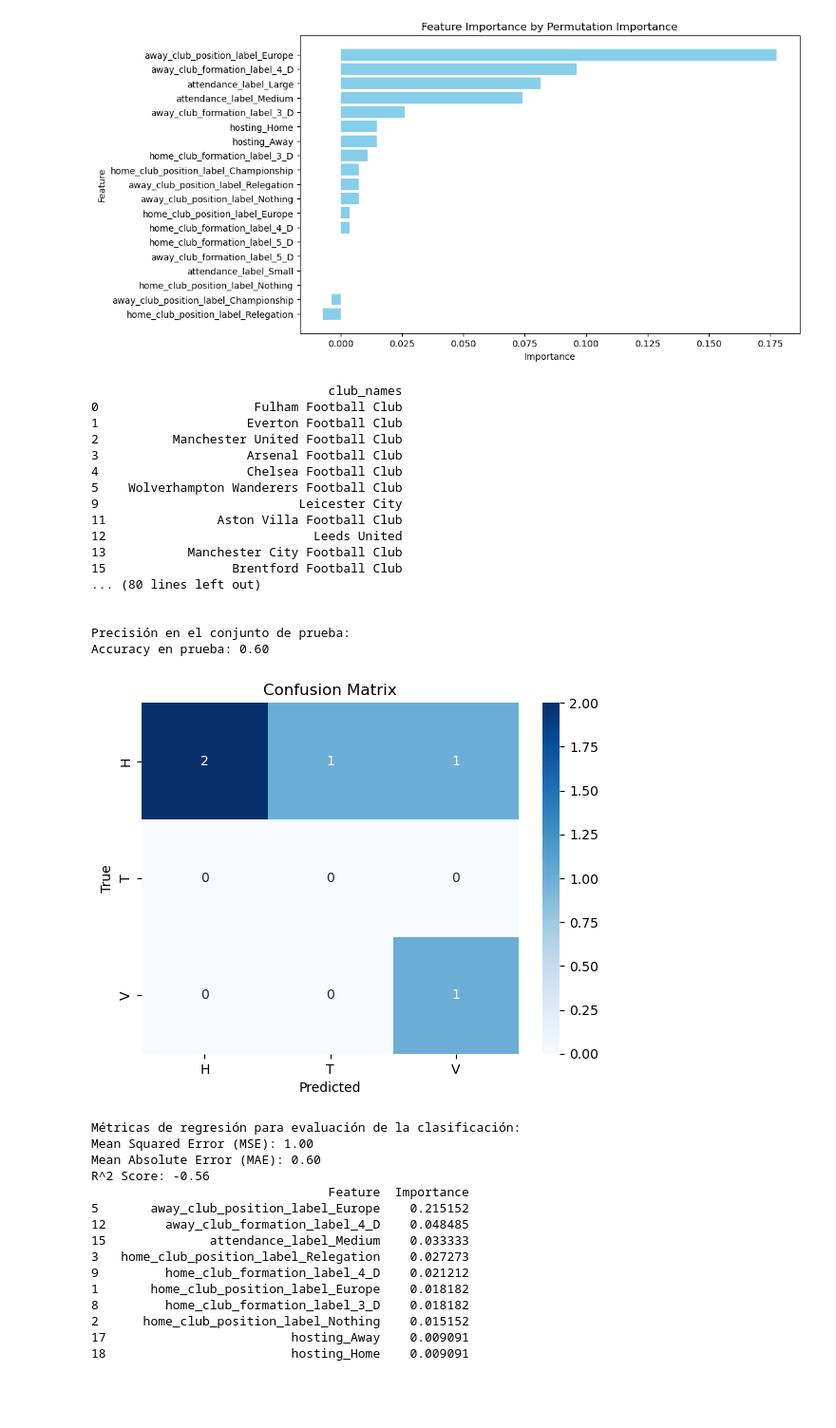
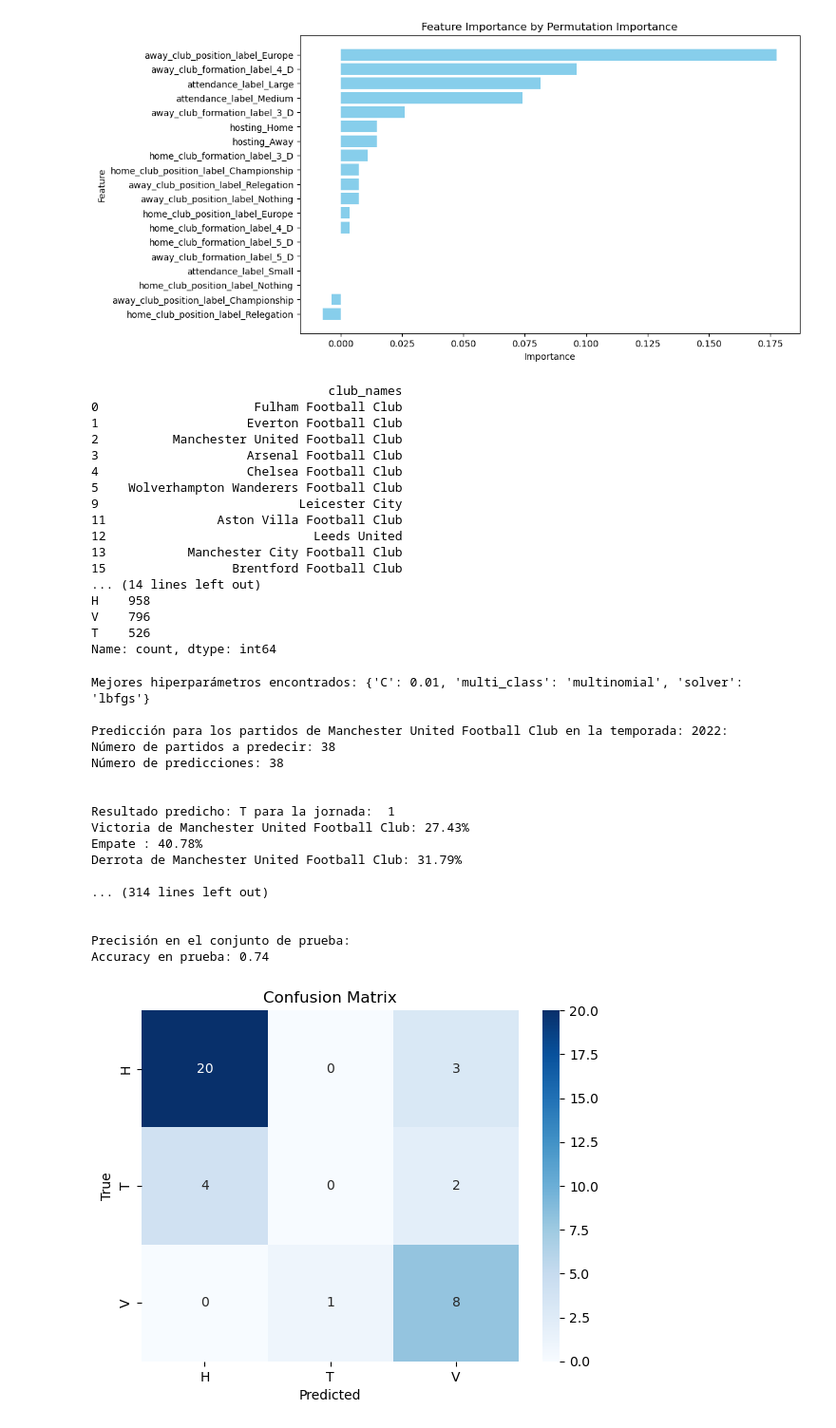
Before and after one commit to ivizquier/tfgPrediccionesPL, a Jupyter notebook: LogisticRegressionTest.ipynb, the cells around one changed output. Shown at 95% size. Cells and saved outputs as stored; diff of their text form; code cells hidden in the pictures; blank space fills up the shorter version.

```diff
--- a/LogisticRegressionTest.ipynb
+++ b/LogisticRegressionTest.ipynb
@@ -349,17 +349,16 @@ games_data['away_club_formation'] = games_data['away_club_formation'].str.replac
 
 
 season = int(input("Ingresa la temporada a buscar (2023 para la 23/24, 2022 para 22/23): "))
-matchDay = 34
 
-filtered_games = games_data[(games_data['season'] == season) &
+filtered_games = games_data[(games_data['season'] >= 2019) &
                             (games_data['competition_id'] == 'GB1') &
                             (games_data['competition_type'] == 'domestic_league')].copy()
 
 filtered_games['round'] = filtered_games['round'].str.replace(r'\D+', '', regex=True).astype(int)
-selected_games = filtered_games[filtered_games['round'] == matchDay]
+selected_games = filtered_games[filtered_games['season'] == season]
 
 filtered_teams = pd.DataFrame({
-    'club_names': pd.concat([filtered_games['home_club_name'], filtered_games['away_club_name']], ignore_index=True)
+    'club_names': pd.concat([selected_games['home_club_name'], selected_games['away_club_name']], ignore_index=True)
 }).drop_duplicates(subset='club_names', keep='first')
 
 print(filtered_teams, '\n')
@@ -369,7 +368,7 @@ selected_team = filtered_teams.loc[selected_index]
 
 if not selected_team.empty:
     team_name = selected_team['club_names']
-    team_id = filtered_games.loc[filtered_games['home_club_name'] == team_name, 'home_club_id'].drop_duplicates(keep='first').iloc[0]
+    team_id = selected_games.loc[selected_games['home_club_name'] == team_name, 'home_club_id'].drop_duplicates(keep='first').iloc[0]
     print(f"Nombre del equipo: {team_name} y su id: {team_id} \n")
 else:
     print("No se encontró un equipo con el índice proporcionado.\n")
@@ -387,6 +386,10 @@ filtered_games['away_club_formation_label'] = filtered_games['away_club_formatio
 filtered_games['attendance_label'] = filtered_games['attendance'].apply(assign_attendance_label)
 
 
+selected_games = filtered_games[filtered_games['season'] < season]
+
+merged_club_games = club_games_data.merge(club_data, on='club_id')
+selected_games = merged_club_games.merge(selected_games, on='game_id')
 
 team_home_games = filtered_games[filtered_games['home_club_name'] == team_name].merge(
     club_games_data[(club_games_data['hosting'] == 'Home') & (club_games_data['club_id'] == team_id)],
@@ -398,7 +401,7 @@ team_away_games = filtered_games[filtered_games['away_club_name'] == team_name].
 
 columns_to_keep = ['game_id', 'home_club_name', 'away_club_name', 'home_club_id', 'away_club_id', 'round', 'attendance_label',
                    'home_club_position_label', 'away_club_position_label', 'home_club_formation_label', 'away_club_formation_label',
-                   'home_club_goals', 'away_club_goals', 'hosting', 'is_win', 'result']
+                   'home_club_goals', 'away_club_goals', 'hosting', 'is_win', 'result', 'season']
 
 team_home_games = team_home_games[columns_to_keep]
 team_away_games = team_away_games[columns_to_keep]
@@ -406,9 +409,11 @@ filtered_games = pd.concat([team_home_games, team_away_games])
 
 filtered_games = filtered_games.sort_values(by='round').reset_index(drop=True)
 
+filtered_games = filtered_games[filtered_games['season'] == season]
 features = ['home_club_position_label', 'away_club_position_label', 'home_club_formation_label', 'away_club_formation_label','attendance_label','hosting']
 
-train_data = filtered_games[filtered_games['round'] < matchDay]
+
+train_data = selected_games
 X_train = train_data[features]
 y_train = train_data['result']
 
@@ -430,17 +435,15 @@ model.fit(X_train_encoded, y_train)
 best_model = model.best_estimator_
 print("Mejores hiperparámetros encontrados:", model.best_params_)
 
-test_data = filtered_games[((filtered_games['home_club_id'] == team_id) | (filtered_games['away_club_id'] == team_id)) &
-                           (filtered_games['round'] >= matchDay)][features]
-test_data_result = filtered_games[((filtered_games['home_club_id'] == team_id) | (filtered_games['away_club_id'] == team_id)) &
-                           (filtered_games['round'] >= matchDay)]['result']
+test_data = filtered_games[((filtered_games['home_club_id'] == team_id) | (filtered_games['away_club_id'] == team_id))][features]
+test_data_result = filtered_games[((filtered_games['home_club_id'] == team_id) | (filtered_games['away_club_id'] == team_id))]['result']
 X_test_encoded = encoder.transform(test_data)
 
 if not test_data.empty:
     y_pred = best_model.predict(X_test_encoded)
     y_proba = best_model.predict_proba(X_test_encoded)
 
-    print(f"\nPredicción para los partidos de {team_name} a partir de la jornada: {matchDay}:")
+    print(f"\nPredicción para los partidos de {team_name} en la temporada: {season}:")
     print(f"Número de partidos a predecir: {len(test_data)}")
     print(f"Número de predicciones: {len(y_pred)}")
 
@@ -448,7 +451,7 @@ if not test_data.empty:
         row = test_data.iloc[idx]
 
         print('\n')
-        print("Resultado predicho:", y_pred[idx], "para la jornada ",matchDay+ idx )
+        print("Resultado predicho:", y_pred[idx], "para la jornada: ",  idx + 1 )
 
         class_labels = best_model.classes_
         proba_percentages = y_proba[idx] * 100
@@ -505,51 +508,53 @@ feature_names = encoder.get_feature_names_out(X_train.columns)
 result = permutation_importance(best_model, X_train_encoded, y_train, n_repeats=10, random_state=42)
 
 feature_importance_perm = pd.DataFrame({
     'Feature': feature_names,
     'Importance': result.importances_mean
 })
 
 feature_importance_perm_sorted = feature_importance_perm.sort_values(by='Importance', ascending=False)
 
 print(feature_importance_perm_sorted.head(10))
 plt.figure(figsize=(10, 6))
 plt.barh(feature_importance_perm_sorted['Feature'], feature_importance_perm_sorted['Importance'], color='skyblue')
 plt.xlabel('Importance')
 plt.ylabel('Feature')
 plt.title('Feature Importance by Permutation Importance')
 plt.gca().invert_yaxis()
 plt.show()
 # %% [output]
                                 club_names
 0                     Fulham Football Club
 1                    Everton Football Club
 2          Manchester United Football Club
 3                    Arsenal Football Club
 4                    Chelsea Football Club
 5    Wolverhampton Wanderers Football Club
 9                           Leicester City
 11               Aston Villa Football Club
 12                            Leeds United
 13           Manchester City Football Club
 15                 Brentford Football Club
-... (80 lines left out)
-
-
-Precisión en el conjunto de prueba:
-Accuracy en prueba: 0.60
+... (14 lines left out)
+H    958
+V    796
+T    526
+Name: count, dtype: int64
+Mejores hiperparámetros encontrados: {'C': 0.01, 'multi_class': 'multinomial', 'solver': 'lbfgs'}
+
+Predicción para los partidos de Manchester United Football Club en la temporada: 2022:
+Número de partidos a predecir: 38
+Número de predicciones: 38
+
+
+Resultado predicho: T para la jornada:  1
+Victoria de Manchester United Football Club: 27.43%
+Empate : 40.78%
+Derrota de Manchester United Football Club: 31.79%
+
+... (314 lines left out)
+
+
+Precisión en el conjunto de prueba:
+Accuracy en prueba: 0.74
-[figure, old version]
+[figure, new version]
-Métricas de regresión para evaluación de la clasificación:
-Mean Squared Error (MSE): 1.00
-Mean Absolute Error (MAE): 0.60
-R^2 Score: -0.56
-                                Feature  Importance
-5       away_club_position_label_Europe    0.215152
-12        away_club_formation_label_4_D    0.048485
-15              attendance_label_Medium    0.033333
-3   home_club_position_label_Relegation    0.027273
-9         home_club_formation_label_4_D    0.021212
-1       home_club_position_label_Europe    0.018182
-8         home_club_formation_label_3_D    0.018182
-2      home_club_position_label_Nothing    0.015152
-17                         hosting_Away    0.009091
-18                         hosting_Home    0.009091
```
Also changed, not shown: parts of 1 cell of this notebook, 1 other file.
